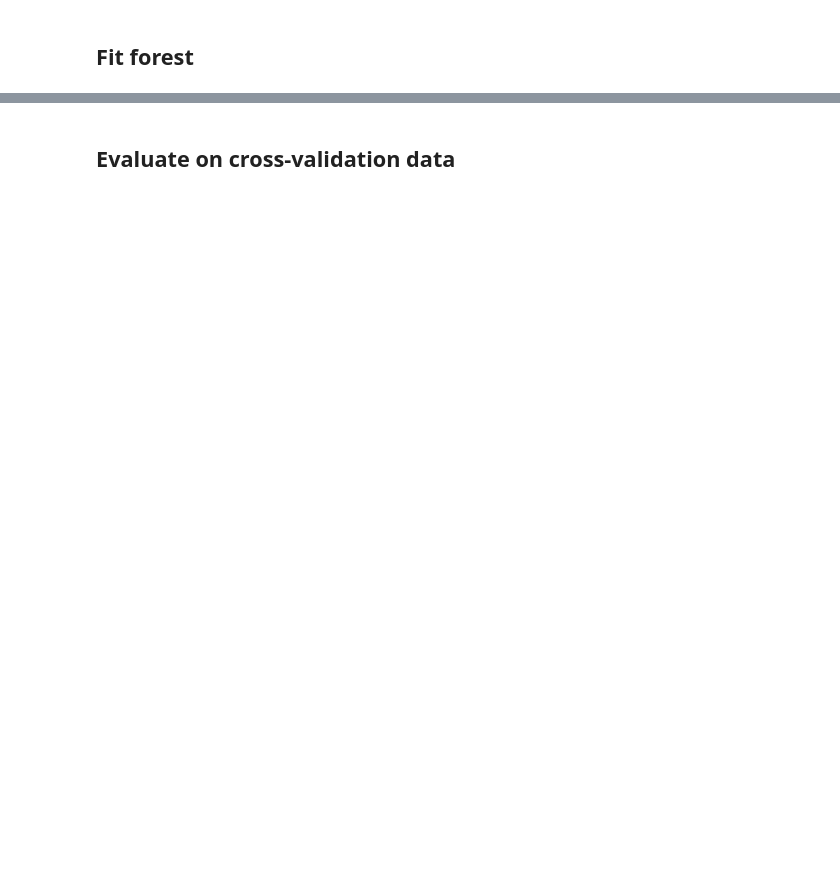
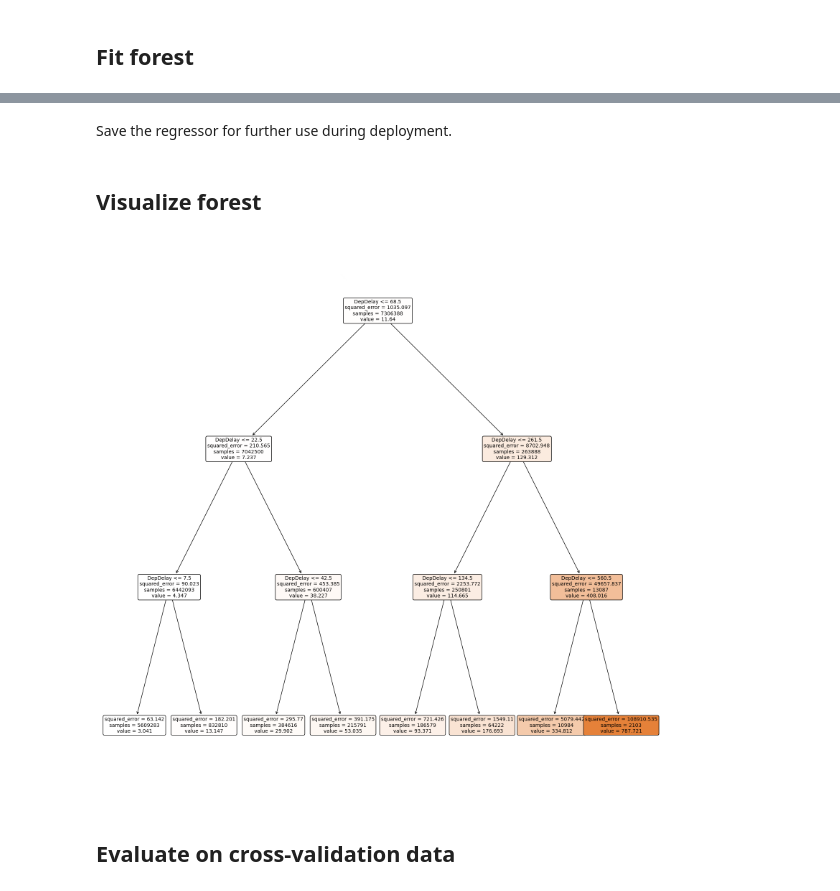
Before and after one commit to LinasVidziunas/CS4020-Group-Project, a Jupyter notebook: rando_forest.ipynb, the cells around one changed output, grey strips where cells are left out. Cells and saved outputs as stored; diff of their text form; code cells hidden in the pictures; blank space fills up the shorter version.

```diff
--- a/rando_forest.ipynb
+++ b/rando_forest.ipynb
@@ -48,7 +91,7 @@ x_val, y_val = val_df.drop(['ActualElapsedTime', 'ArrTime', 'DepTime', 'DepDelay
 # %% [markdown]
 ## Fit forest
 # %%
-forest_regressor: RandomForestRegressor = RandomForestRegressor(n_estimators=100, random_state=42, n_jobs=-1, criterion='squared_error', )
+forest_regressor: RandomForestRegressor = RandomForestRegressor(n_estimators=100, random_state=42, n_jobs=-1, criterion='squared_error', max_depth=3)
 # %%
 forest_regressor.fit(x_train, y_train)
 # %% [output]
@@ -55,0 +99,2 @@ RandomForestRegressor(n_jobs=-1, random_state=42)
+# %% [markdown]
+Save the regressor for further use during deployment.
@@ -56,3 +105,13 @@ RandomForestRegressor(n_jobs=-1, random_state=42)
+# %% [markdown]
+## Visualize forest
+# %%
+from sklearn.tree import plot_tree
+
+plt.figure(figsize=(20, 20))
+plot_tree(forest_regressor.estimators_[0], feature_names=x_train.columns, filled=True, rounded=True, fontsize=10)
+plt.savefig('figures/tree.png')
+# %% [output]
+[figure, added]
 # %% [markdown]
 ## Evaluate on cross-validation data
 # %%
```
Also changed, not shown: parts of 21 cells of this notebook.
